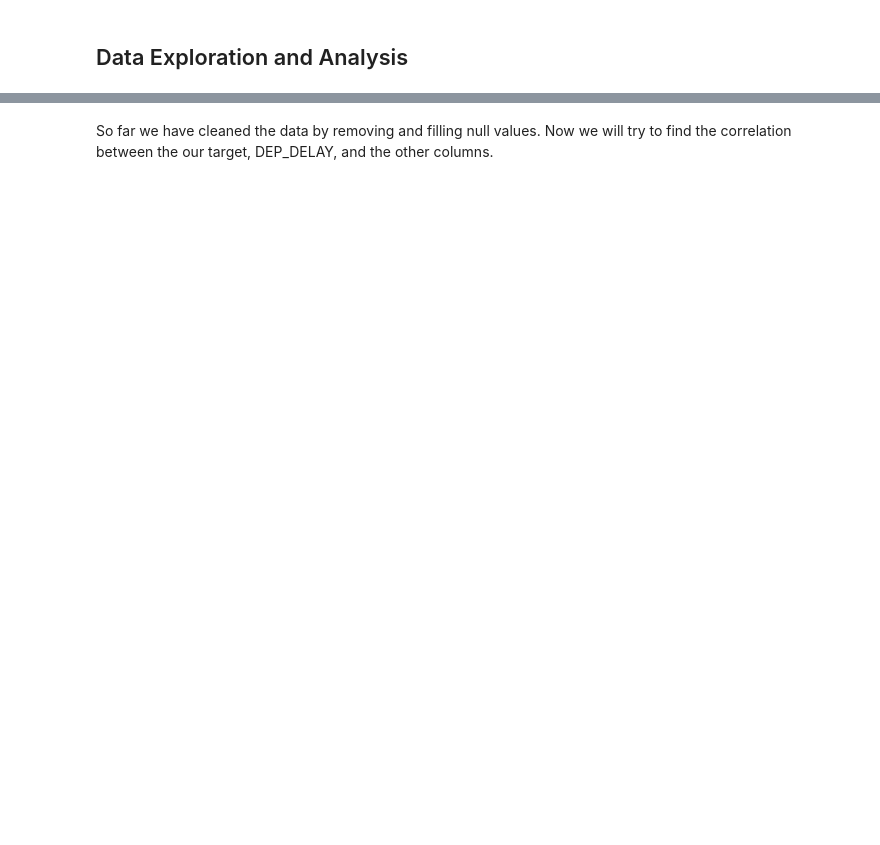
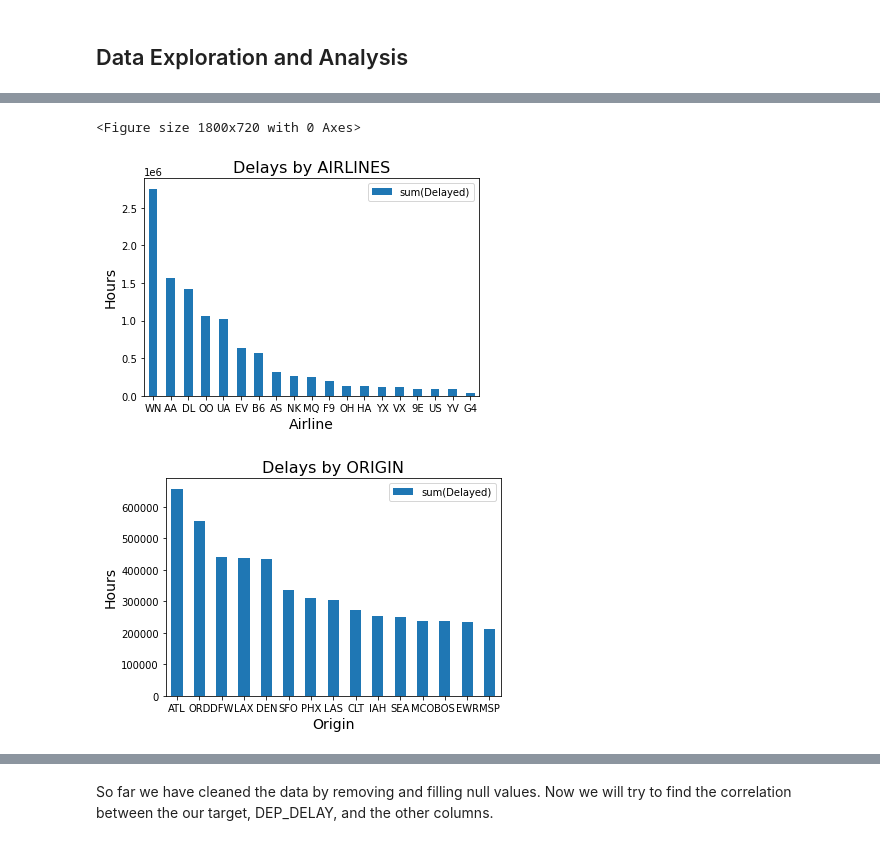
Before and after one commit to YohannesDK/DAT500-FinalProject, a Jupyter notebook: spark/Flight_Delay.ipynb, the cells around one changed output, grey strips where cells are left out. Cells and saved outputs as stored; diff of their text form; code cells hidden in the pictures; blank space fills up the shorter version.

```diff
--- a/spark/Flight_Delay.ipynb
+++ b/spark/Flight_Delay.ipynb
@@ -336,0 +293,4 @@ root
+# %%
+eda_delay_per_airline = df_final_EDA.groupBy("OP_CARRIER").sum("Delayed").toPandas()
+# %%
+eda_delay_per_city = df_final_EDA.groupBy("ORIGIN").sum("Delayed").toPandas()
@@ -336,0 +328,16 @@ root
+# %%
+plt.figure(figsize=(25, 10))
+eda_delay_per_airline.sort_values(by="sum(Delayed)", ascending=False).plot(kind="bar", x="OP_CARRIER", y="sum(Delayed)", rot=0)
+plt.title('Delays by AIRLINES', fontsize=16)
+plt.xlabel('Airline', fontsize=14)
+plt.ylabel('Hours', fontsize=14)
+
+eda_delay_per_city.sort_values(by="sum(Delayed)", ascending=False)[:15].plot(kind="bar", x="ORIGIN", y="sum(Delayed)", rot=0)
+plt.title('Delays by ORIGIN', fontsize=16)
+plt.xlabel('Origin', fontsize=14)
+plt.ylabel('Hours', fontsize=14)
+plt.show()
+# %% [output]
+<Figure size 1800x720 with 0 Axes>
+[figure, added]
+[figure, added]
```
Also changed, not shown: parts of 49 cells of this notebook, 1 other file.
